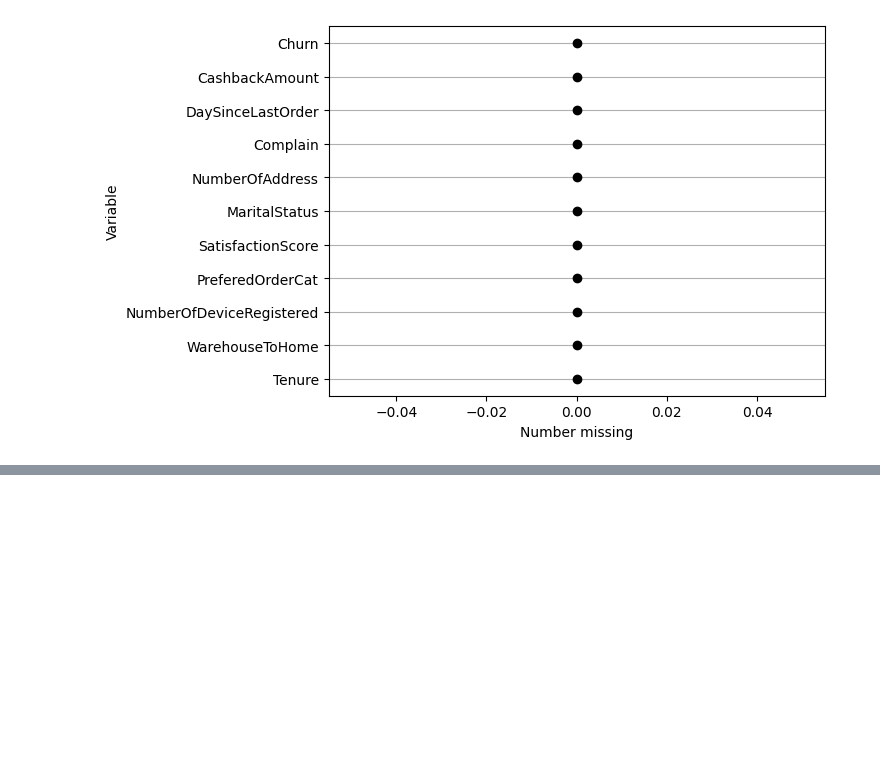
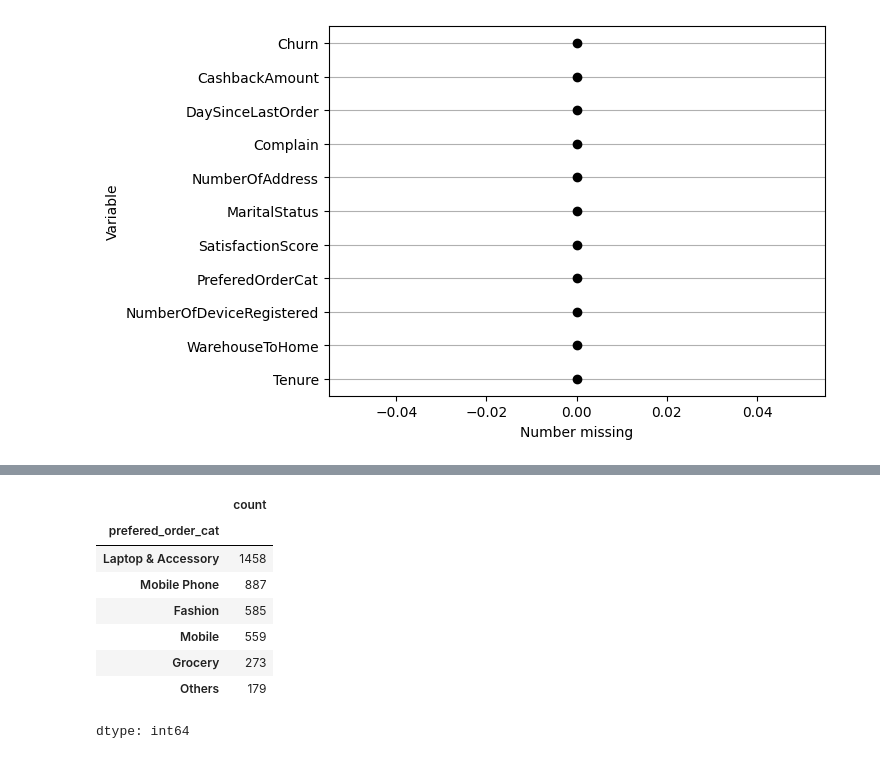
Before and after one commit to cesarmayta/BOOTCAMP_DSG1, a Jupyter notebook: trabajo_final_modulo4/TRABAJO_FINAL_MODULO_4_CESARMAYTA.ipynb, the cells around one changed output, grey strips where cells are left out. Cells and saved outputs as stored; diff of their text form; code cells hidden in the pictures; blank space fills up the shorter version.

```diff
--- a/trabajo_final_modulo4/TRABAJO_FINAL_MODULO_4_CESARMAYTA.ipynb
+++ b/trabajo_final_modulo4/TRABAJO_FINAL_MODULO_4_CESARMAYTA.ipynb
@@ -210,0 +262,12 @@ data_df.missing.missing_variable_plot()
+# %%
+data_df.prefered_order_cat.value_counts()
+# %% [output]
+|  | count |
+| prefered_order_cat |  |
+| Laptop & Accessory | 1458 |
+| Mobile Phone | 887 |
+| Fashion | 585 |
+| Mobile | 559 |
+| Grocery | 273 |
+| Others | 179 |
+dtype: int64
```
Also changed, not shown: parts of 11 cells of this notebook.
